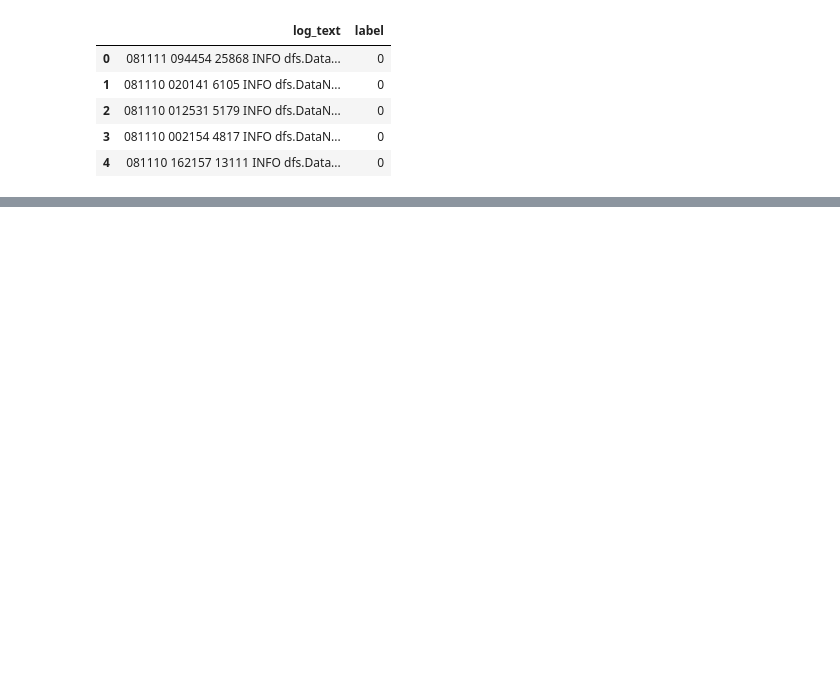
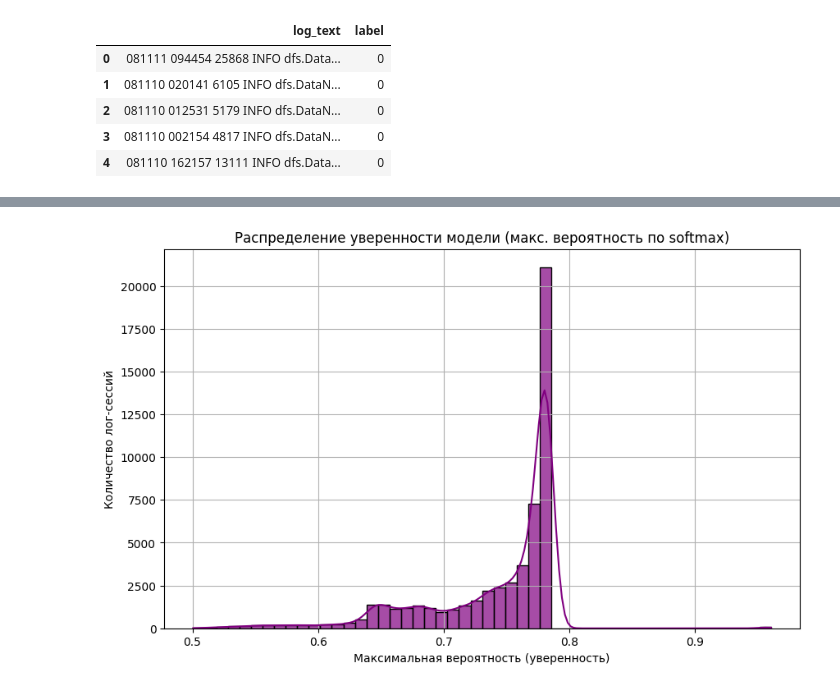
Before and after one commit to vovotata/soc_ml_project, a Jupyter notebook: notebooks/hdfs_parsing.ipynb, the cells around one changed output, grey strips where cells are left out. Saved outputs shown, nothing was run; the diff lists cells and outputs as text; code cells hidden in the pictures; blank space fills up the shorter version.

```diff
--- a/notebooks/hdfs_parsing.ipynb
+++ b/notebooks/hdfs_parsing.ipynb
@@ -494,0 +777,35 @@ print(conf_matrix)
+# %%
+import torch
+from torch.nn.functional import softmax
+import matplotlib.pyplot as plt
+import seaborn as sns
+from tqdm import tqdm
+
+# Загружаем модель
+model.load_state_dict(torch.load("saved_models/bert_focal_epoch3.pt"))
+model.eval()
+model.to(device)
+
+max_probs = []
+
+with torch.no_grad():
+    for batch in tqdm(test_loader, desc="Collecting confidences"):
+        input_ids = batch['input_ids'].to(device)
+        attention_mask = batch['attention_mask'].to(device)
+
+        outputs = model(input_ids, attention_mask=attention_mask)
+        probs = softmax(outputs.logits, dim=1)
+
+        # Сохраняем максимальную вероятность (уверенность)
+        max_probs.extend(torch.max(probs, dim=1).values.cpu().numpy())
+
+# Визуализация
+plt.figure(figsize=(10, 6))
+sns.histplot(max_probs, bins=50, kde=True, color='purple', alpha=0.7)
+plt.title("Распределение уверенности модели (макс. вероятность по softmax)")
+plt.xlabel("Максимальная вероятность (уверенность)")
+plt.ylabel("Количество лог-сессий")
+plt.grid(True)
+plt.show()
+# %% [output]
+[figure, added]
```
Also changed, not shown: parts of 23 cells of this notebook.
